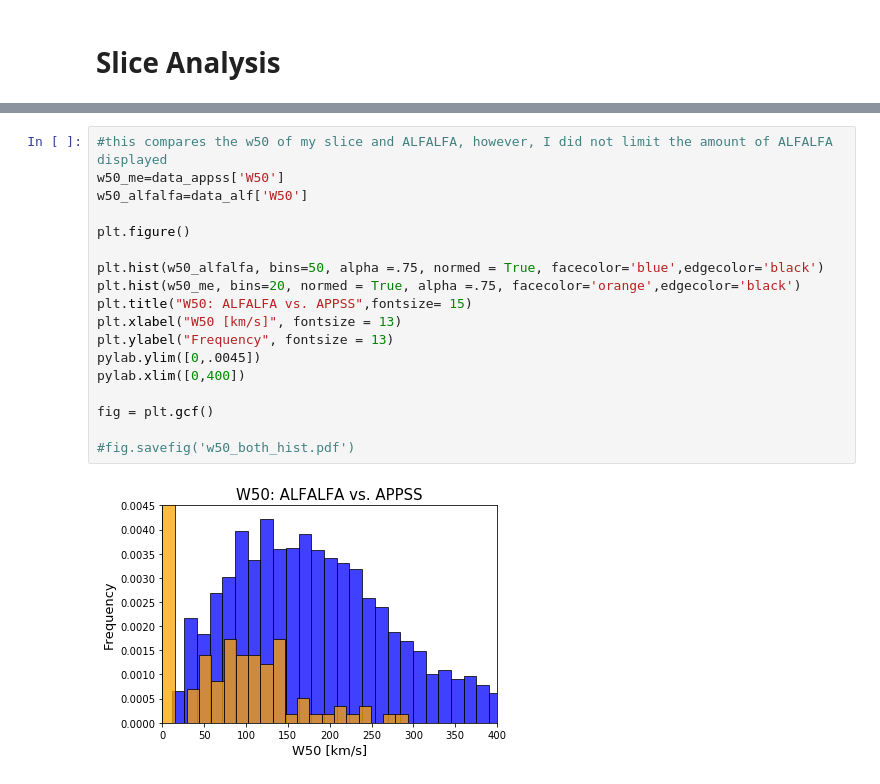
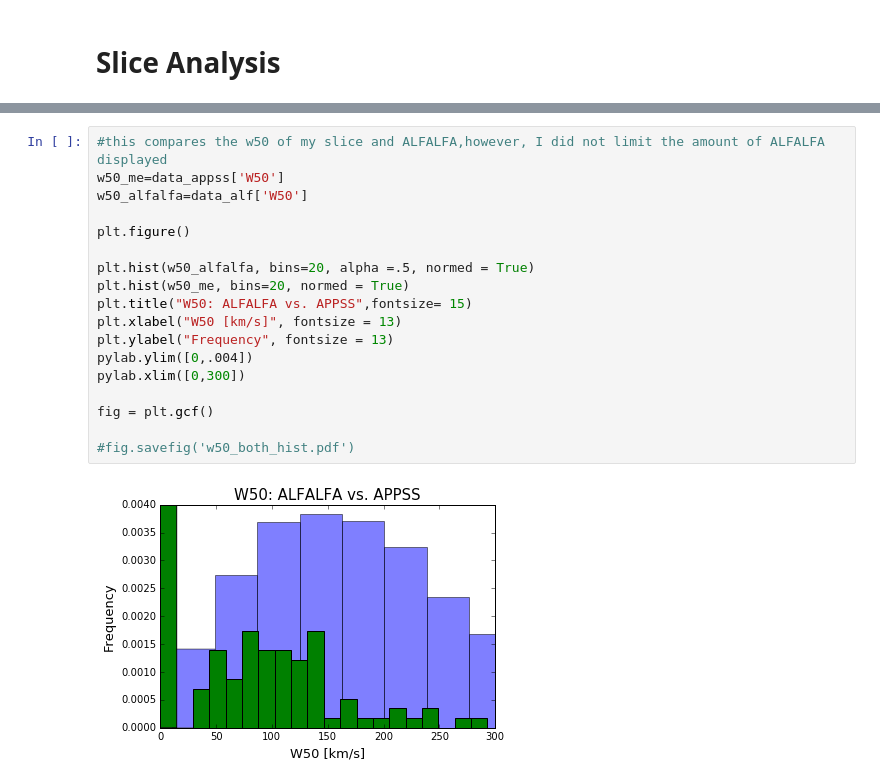
Before and after one commit to jsribaud/APPSS, a Jupyter notebook: UAT_code.ipynb, the cells around one changed output, grey strips where cells are left out. Cells and saved outputs as stored; diff of their text form.

```diff
--- a/UAT_code.ipynb
+++ b/UAT_code.ipynb
@@ -240,20 +254,20 @@ fig = plt.gcf()
 # %%
-#this compares the w50 of my slice and ALFALFA, however, I did not limit the amount of ALFALFA displayed
+#this compares the w50 of my slice and ALFALFA,however, I did not limit the amount of ALFALFA displayed
 w50_me=data_appss['W50']
 w50_alfalfa=data_alf['W50']
 
 plt.figure()
 
-plt.hist(w50_alfalfa, bins=50, alpha =.75, normed = True, facecolor='blue',edgecolor='black')
-plt.hist(w50_me, bins=20, normed = True, alpha =.75, facecolor='orange',edgecolor='black')
+plt.hist(w50_alfalfa, bins=20, alpha =.5, normed = True)
+plt.hist(w50_me, bins=20, normed = True)
 plt.title("W50: ALFALFA vs. APPSS",fontsize= 15)
 plt.xlabel("W50 [km/s]", fontsize = 13)
 plt.ylabel("Frequency", fontsize = 13)
-pylab.ylim([0,.0045])
-pylab.xlim([0,400])
+pylab.ylim([0,.004])
+pylab.xlim([0,300])
 
 fig = plt.gcf()
 
 #fig.savefig('w50_both_hist.pdf')
 # %% [output]
-[figure, old version]
+[figure, new version]
```
Also changed, not shown: parts of 10 cells of this notebook, 1 other file.
